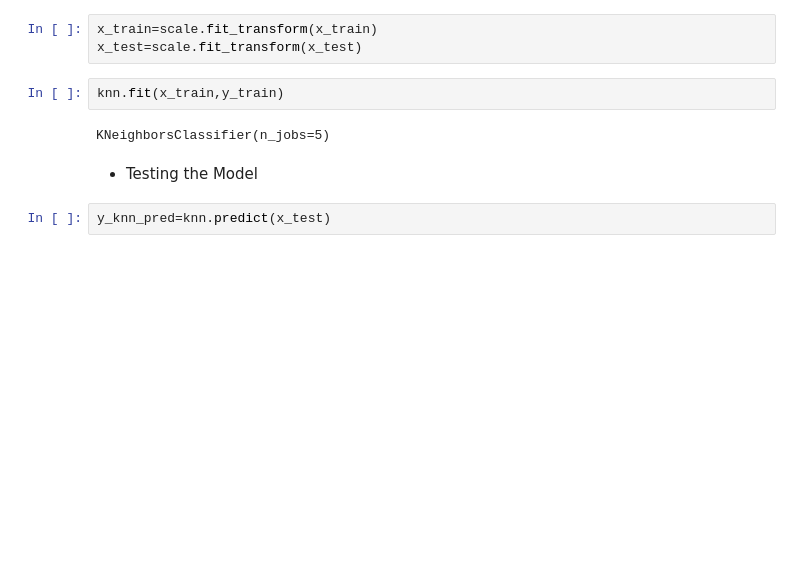
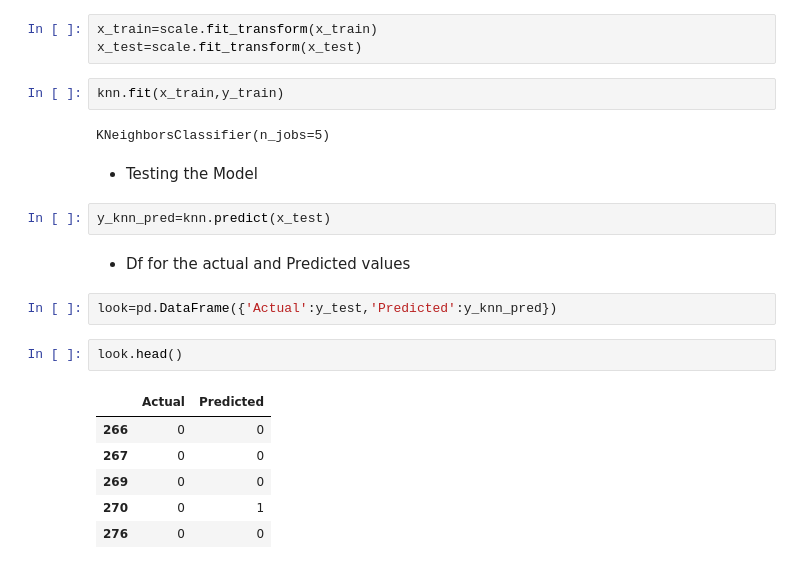
Before and after one commit to Naveen-Karanamu/Iphone-Purchase-Prediction, a Jupyter notebook: main.ipynb, the cells around one changed output. Drawn from its saved outputs; the diff is of its cells as text; blank space fills up the shorter version.

Commit message:
Df: Actual & Predicted

```diff
--- a/main.ipynb
+++ b/main.ipynb
@@ -197,3 +197,17 @@ KNeighborsClassifier(n_jobs=5)
 * Testing the Model
 # %%
 y_knn_pred=knn.predict(x_test)
+# %% [markdown]
+
+* Df for the actual and Predicted values
+# %%
+look=pd.DataFrame({'Actual':y_test,'Predicted':y_knn_pred})
+# %%
+look.head()
+# %% [output]
+|  | Actual | Predicted |
+| 266 | 0 | 0 |
+| 267 | 0 | 0 |
+| 269 | 0 | 0 |
+| 270 | 0 | 1 |
+| 276 | 0 | 0 |
```
